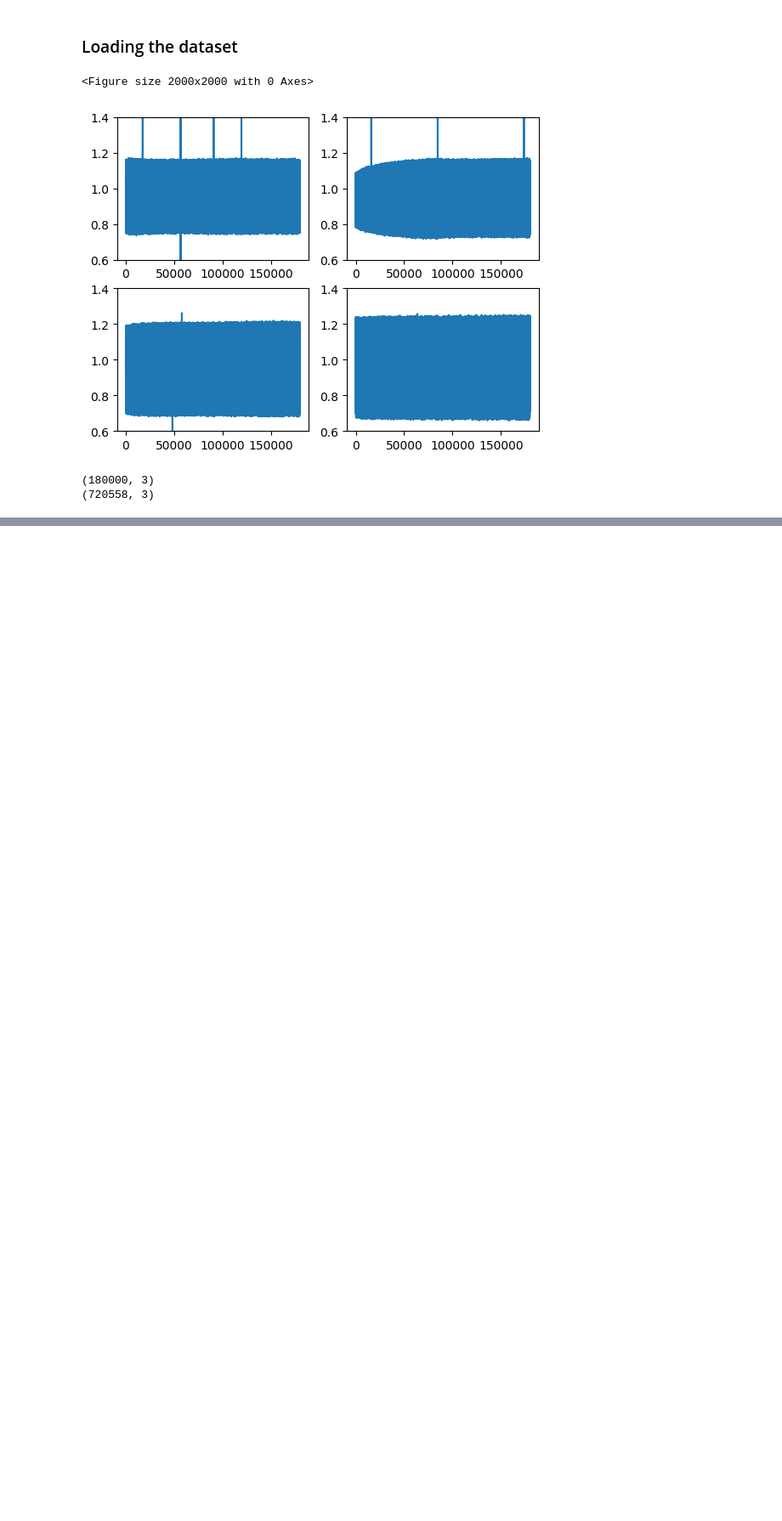
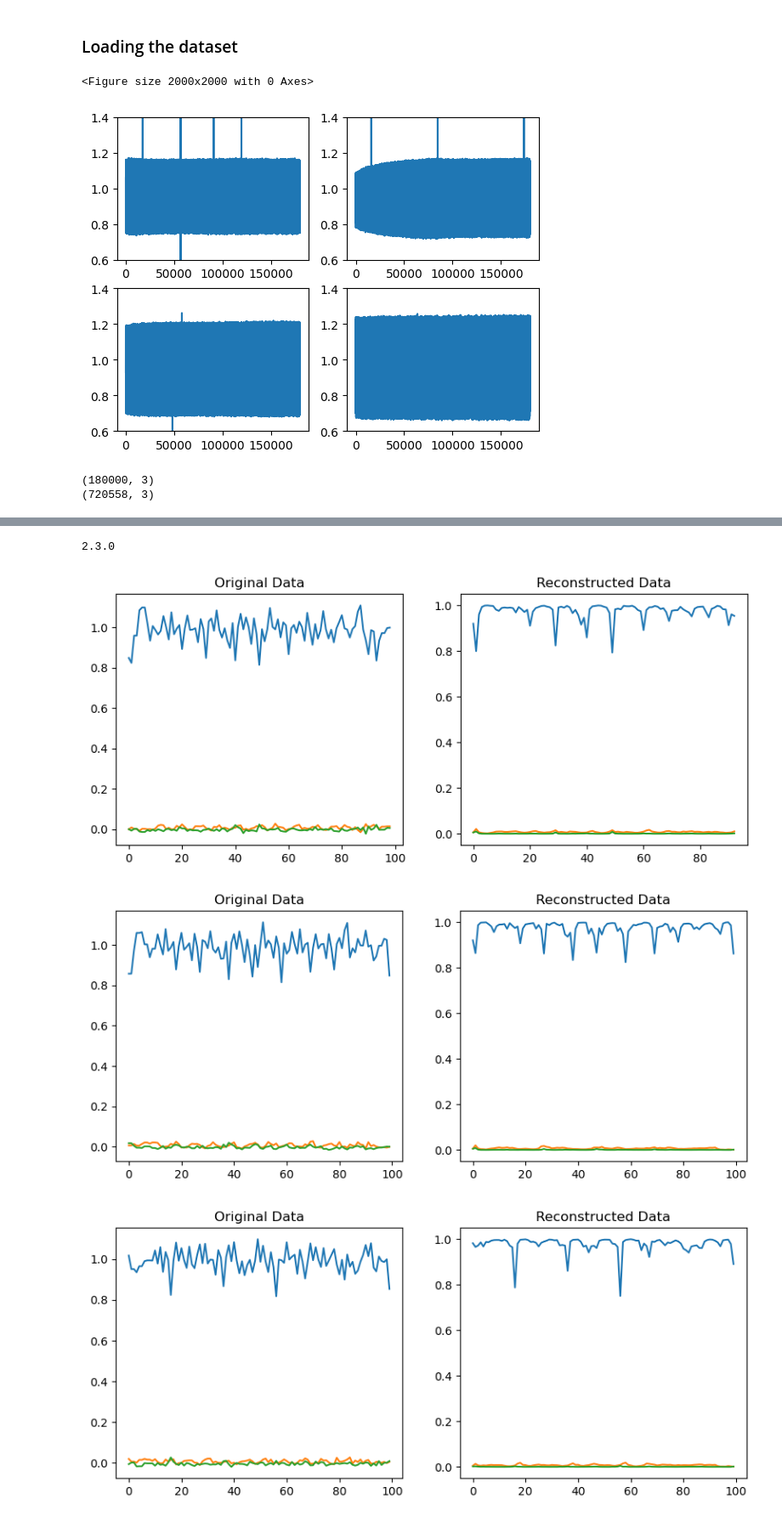
Before and after one commit to pnucse-capstone-2024/Capstone-2024-team-46, a Jupyter notebook: autoencoder.ipynb, the cells around one changed output, grey strips where cells are left out. Shown at 85% size. Drawn from its saved outputs; the diff is of its cells as text; code cells hidden in the pictures; blank space fills up the shorter version.

```diff
--- a/autoencoder.ipynb
+++ b/autoencoder.ipynb
@@ -196,0 +327,11 @@ model.save("u_net_v5.h5")
+# %%
+all_anomaly_test_data = []
+for data in anomaly_data_path:
+    df = pd.read_csv(data)
+    df = df[:len(df) - (len(df) % 100)]
+    all_anomaly_test_data.append(df.values.reshape(-1, 100, 3))
+    # print(df.shape)
+
+# all_anomaly_test_data = np.concatenate(all_anomaly_test_data, axis=0)
+for i in range(len(all_anomaly_test_data)):
+    print(all_anomaly_test_data[i].shape)
@@ -196,0 +349,36 @@ model.save("u_net_v5.h5")
+# %%
+import tensorflow as tf
+print(tf.__version__)
+# %% [output]
+2.3.0
+# %%
+import numpy as np
+import pandas as pd
+from tensorflow.keras.models import load_model
+import matplotlib.pyplot as plt
+
+autoencoder = load_model("autoencoder.h5")
+# %%
+# 비정상 데이터 확인
+reconstructed_data = autoencoder.predict(all_anomaly_test_data[-1])
+
+# 4. 결과 분석
+# 원본 데이터와 재구성된 데이터 비교
+for i in range(10):  # 첫 5개 샘플만 비교
+    plt.figure(figsize=(10, 4))
+
+    # 원본 데이터
+    plt.subplot(1, 2, 1)
+    plt.title("Original Data")
+    plt.plot(all_anomaly_test_data[-1][-i-1].reshape(-1, 3))  # 데이터를 2D로 변형하여 시각화
+
+    # 재구성된 데이터
+    plt.subplot(1, 2, 2)
+    plt.title("Reconstructed Data")
+    plt.plot(reconstructed_data[-i-1].reshape(-1, 3))  # 데이터를 2D로 변형하여 시각화
+
+    plt.show()
+# %% [output]
+[figure, added]
+[figure, added]
+[figure, added]
```
Also changed, not shown: parts of 20 cells of this notebook, 1 other file.
